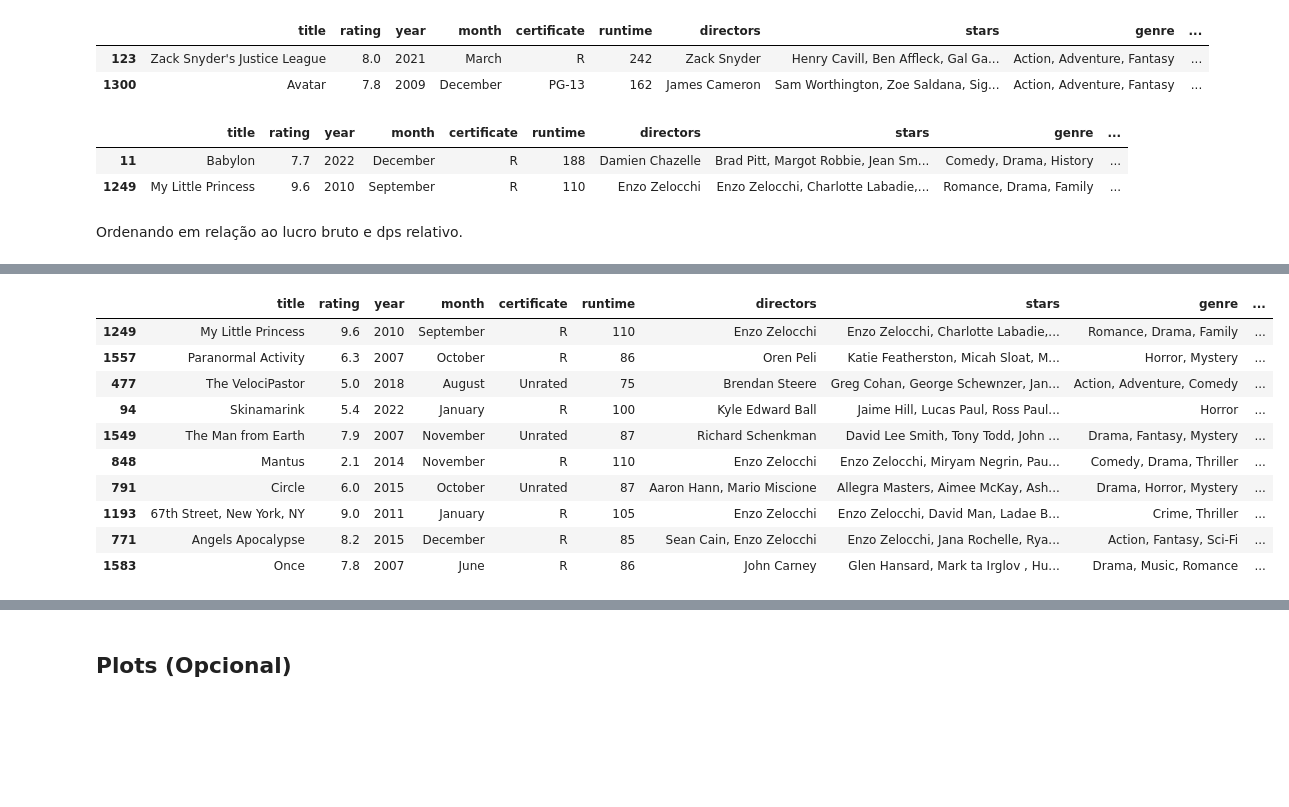
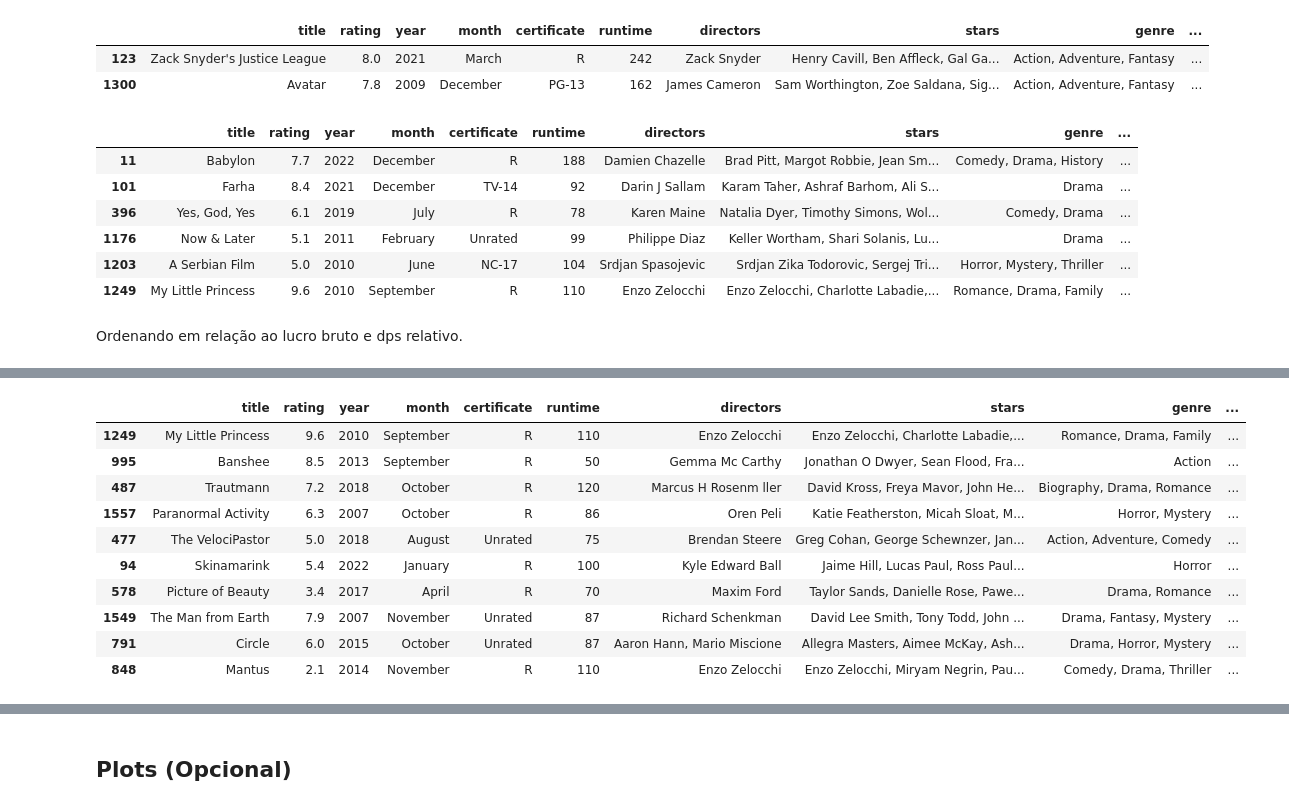
Before and after one commit to MatBrands/ADA-Exploratory_Data_Analysis, a Jupyter notebook: notebooks/edas/matheus.ipynb, the cells around one changed output, grey strips where cells are left out. Drawn from its saved outputs; the diff is of its cells as text; code cells hidden in the pictures; blank space fills up the shorter version.

```diff
--- a/notebooks/edas/matheus.ipynb
+++ b/notebooks/edas/matheus.ipynb
@@ -31,0 +45,11 @@ df.head()
+# %%
+df['profit'] = df.income - df.budget
+df['proportional_profit'] = np.round(df.income/df.budget*100, 2)
+# %%
+def classification_of_profit(x: int) -> str:
+    if x < 0:
+        return 'failure'
+    else:
+        return 'gain'
+
+df['profit_classification'] = df.profit.progress_apply(classification_of_profit)
@@ -401,10 +376,14 @@ df_budget.query('profit == @df_budget.profit.min() | profit == @df_budget.profit
 | 123 | Zack Snyder's Justice League | 8.0 | 2021 | March | R | 242 | Zack Snyder | Henry Cavill, Ben Affleck, Gal Ga... | Action, Adventure, Fantasy | ... |
 | 1300 | Avatar | 7.8 | 2009 | December | PG-13 | 162 | James Cameron | Sam Worthington, Zoe Saldana, Sig... | Action, Adventure, Fantasy | ... |
 # %%
-df_budget.query('proportional_profit == @df_budget.proportional_profit.min() | proportional_profit == @df_budget.proportional_profit.max()')
+df.query('proportional_profit == @df.proportional_profit.min() | proportional_profit == @df.proportional_profit.max()')
 # %% [output]
 |  | title | rating | year | month | certificate | runtime | directors | stars | genre | ... |
 | 11 | Babylon | 7.7 | 2022 | December | R | 188 | Damien Chazelle | Brad Pitt, Margot Robbie, Jean Sm... | Comedy, Drama, History | ... |
+| 101 | Farha | 8.4 | 2021 | December | TV-14 | 92 | Darin J Sallam | Karam Taher, Ashraf Barhom, Ali S... | Drama | ... |
+| 396 | Yes, God, Yes | 6.1 | 2019 | July | R | 78 | Karen Maine | Natalia Dyer, Timothy Simons, Wol... | Comedy, Drama | ... |
+| 1176 | Now & Later | 5.1 | 2011 | February | Unrated | 99 | Philippe Diaz | Keller Wortham, Shari Solanis, Lu... | Drama | ... |
+| 1203 | A Serbian Film | 5.0 | 2010 | June | NC-17 | 104 | Srdjan Spasojevic | Srdjan Zika Todorovic, Sergej Tri... | Horror, Mystery, Thriller | ... |
 | 1249 | My Little Princess | 9.6 | 2010 | September | R | 110 | Enzo Zelocchi | Enzo Zelocchi, Charlotte Labadie,... | Romance, Drama, Family | ... |
 # %% [markdown]
 Ordenando em relação ao lucro bruto e dps relativo.
@@ -423,17 +402,17 @@ df_budget.sort_values('profit', ascending=False).head(10)
 | 27 | Top Gun: Maverick | 8.4 | 2022 | May | PG-13 | 130 | Joseph Kosinski | Tom Cruise, Jennifer Connelly, Mi... | Action, Drama | ... |
 | 335 | Frozen II | 6.8 | 2019 | November | PG | 103 | Chris Buck, Jennifer Lee | Kristen Bell, Idina Menzel, Josh ... | Animation, Adventure, Comedy | ... |
 # %%
-df_budget.sort_values('proportional_profit', ascending=False).head(10)
+df.sort_values('proportional_profit', ascending=False).head(10)
 # %% [output]
 |  | title | rating | year | month | certificate | runtime | directors | stars | genre | ... |
 | 1249 | My Little Princess | 9.6 | 2010 | September | R | 110 | Enzo Zelocchi | Enzo Zelocchi, Charlotte Labadie,... | Romance, Drama, Family | ... |
+| 995 | Banshee | 8.5 | 2013 | September | R | 50 | Gemma Mc Carthy | Jonathan O Dwyer, Sean Flood, Fra... | Action | ... |
+| 487 | Trautmann | 7.2 | 2018 | October | R | 120 | Marcus H Rosenm ller | David Kross, Freya Mavor, John He... | Biography, Drama, Romance | ... |
 | 1557 | Paranormal Activity | 6.3 | 2007 | October | R | 86 | Oren Peli | Katie Featherston, Micah Sloat, M... | Horror, Mystery | ... |
 | 477 | The VelociPastor | 5.0 | 2018 | August | Unrated | 75 | Brendan Steere | Greg Cohan, George Schewnzer, Jan... | Action, Adventure, Comedy | ... |
 | 94 | Skinamarink | 5.4 | 2022 | January | R | 100 | Kyle Edward Ball | Jaime Hill, Lucas Paul, Ross Paul... | Horror | ... |
+| 578 | Picture of Beauty | 3.4 | 2017 | April | R | 70 | Maxim Ford | Taylor Sands, Danielle Rose, Pawe... | Drama, Romance | ... |
 | 1549 | The Man from Earth | 7.9 | 2007 | November | Unrated | 87 | Richard Schenkman | David Lee Smith, Tony Todd, John ... | Drama, Fantasy, Mystery | ... |
+| 791 | Circle | 6.0 | 2015 | October | Unrated | 87 | Aaron Hann, Mario Miscione | Allegra Masters, Aimee McKay, Ash... | Drama, Horror, Mystery | ... |
 | 848 | Mantus | 2.1 | 2014 | November | R | 110 | Enzo Zelocchi | Enzo Zelocchi, Miryam Negrin, Pau... | Comedy, Drama, Thriller | ... |
-| 791 | Circle | 6.0 | 2015 | October | Unrated | 87 | Aaron Hann, Mario Miscione | Allegra Masters, Aimee McKay, Ash... | Drama, Horror, Mystery | ... |
-| 1193 | 67th Street, New York, NY | 9.0 | 2011 | January | R | 105 | Enzo Zelocchi | Enzo Zelocchi, David Man, Ladae B... | Crime, Thriller | ... |
-| 771 | Angels Apocalypse | 8.2 | 2015 | December | R | 85 | Sean Cain, Enzo Zelocchi | Enzo Zelocchi, Jana Rochelle, Rya... | Action, Fantasy, Sci-Fi | ... |
-| 1583 | Once | 7.8 | 2007 | June | R | 86 | John Carney | Glen Hansard, Mark ta Irglov , Hu... | Drama, Music, Romance | ... |
 # %%
```
Also changed, not shown: parts of 32 cells of this notebook.
